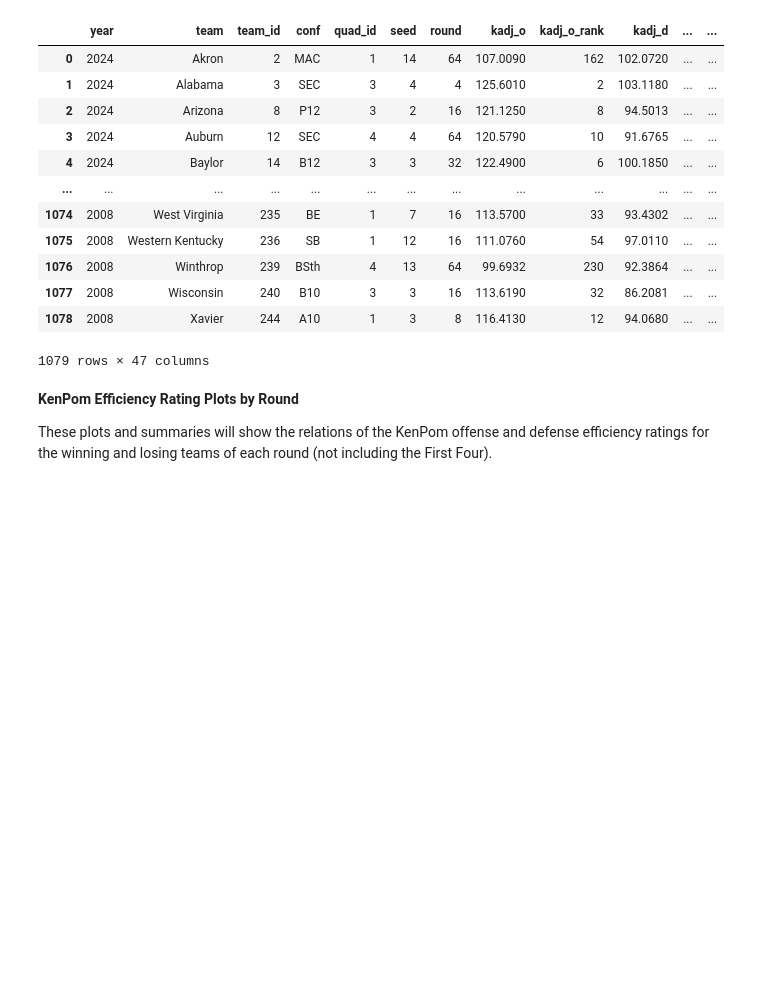
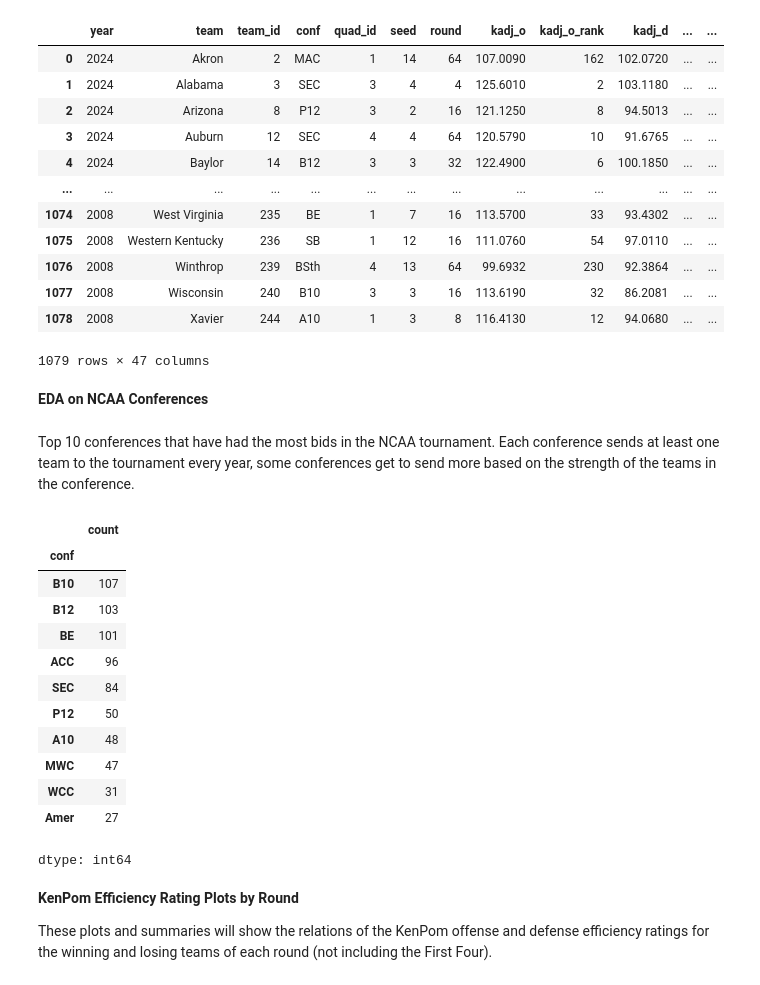
Before and after one commit to baywigg/DS3001Group, a Jupyter notebook: part_one.ipynb, the cells around one changed output. Cells and saved outputs as stored; diff of their text form; code cells hidden in the pictures; blank space fills up the shorter version.

```diff
--- a/part_one.ipynb
+++ b/part_one.ipynb
@@ -92,6 +92,26 @@ df
 | 1077 | 2008 | Wisconsin | 240 | B10 | 3 | 3 | 16 | 113.6190 | 32 | 86.2081 | ... | ... |
 | 1078 | 2008 | Xavier | 244 | A10 | 1 | 3 | 8 | 116.4130 | 12 | 94.0680 | ... | ... |
 1079 rows × 47 columns
+# %% [markdown]
+**EDA on NCAA Conferences**
+# %% [markdown]
+Top 10 conferences that have had the most bids in the NCAA tournament. Each conference sends at least one team to the tournament every year, some conferences get to send more based on the strength of the teams in the conference.
+# %%
+df['conf'].value_counts().head(10)
+# %% [output]
+|  | count |
+| conf |  |
+| B10 | 107 |
+| B12 | 103 |
+| BE | 101 |
+| ACC | 96 |
+| SEC | 84 |
+| P12 | 50 |
+| A10 | 48 |
+| MWC | 47 |
+| WCC | 31 |
+| Amer | 27 |
+dtype: int64
 # %% [markdown]
 **KenPom Efficiency Rating Plots by Round**
 
```
Also changed, not shown: parts of 1 cell of this notebook.
